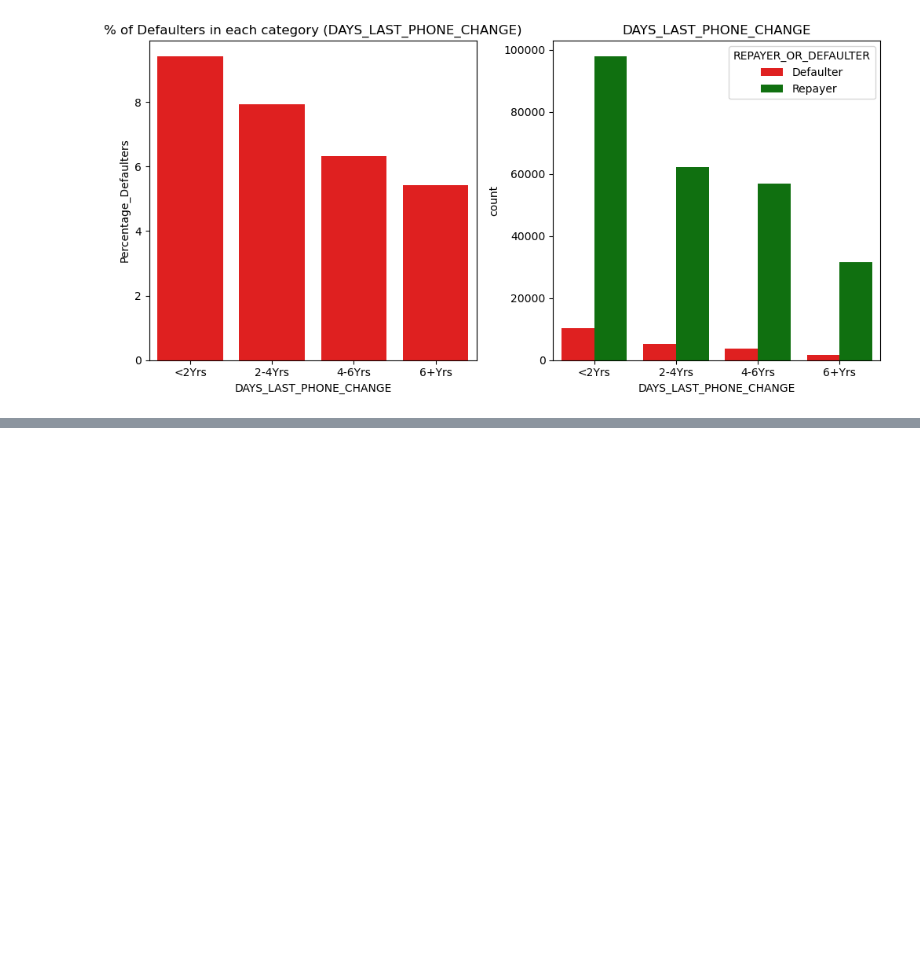
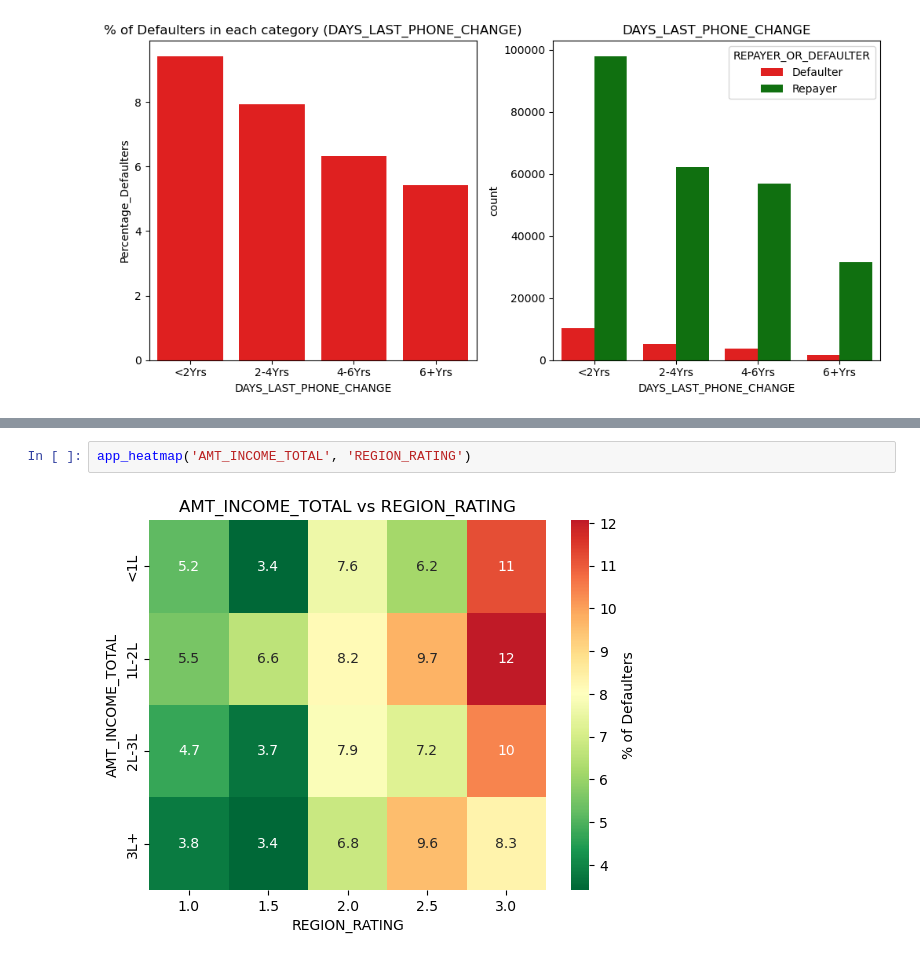
Before and after one commit to Punya-B-R/loan-approval-risk-analysis, a Jupyter notebook: Bank-Loan.ipynb, the cells around one changed output, grey strips where cells are left out. Drawn from its saved outputs; the diff is of its cells as text; blank space fills up the shorter version.

```diff
--- a/Bank-Loan.ipynb
+++ b/Bank-Loan.ipynb
@@ -509,0 +514,4 @@ app_heatmap('AMT_INCOME_TOTAL', 'ORGANIZATION_TYPE')
+# %%
+app_heatmap('AMT_INCOME_TOTAL', 'REGION_RATING')
+# %% [output]
+[figure, added]
```
Also changed, not shown: parts of 27 cells of this notebook.
